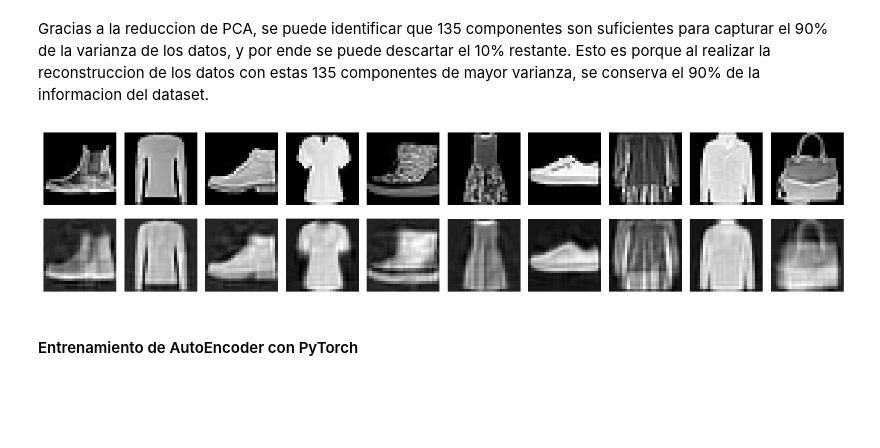
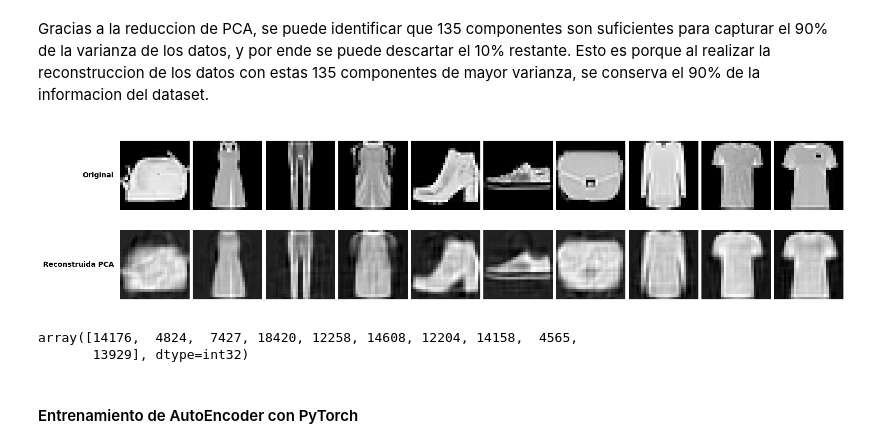
Before and after one commit to sofiyabo/TP4_ML, a Jupyter notebook: Yabo_Sofia_Notebook_TP4.ipynb, the cells around one changed output. Drawn from its saved outputs; the diff is of its cells as text; code cells hidden in the pictures; blank space fills up the shorter version.

```diff
--- a/Yabo_Sofia_Notebook_TP4.ipynb
+++ b/Yabo_Sofia_Notebook_TP4.ipynb
@@ -130,13 +130,15 @@ Gracias a la reduccion de PCA, se puede identificar que 135 componentes son sufi
 # %%
 
 X_reconstruido_std = X_train_pca @ eigenvectors_K.T
 X_reconstruido = X_reconstruido_std * des + med    # des-estandarizar
 
 # 2b - comparación originales vs reconstruidas
 utls.plot_images([X_train, X_reconstruido], n_images=10,
-            titles=["Original", "Reconstruida PCA"])
+            row_labels=["Original", "Reconstruida PCA"])
 # %% [output]
-[figure, old version]
+[figure, new version]
+array([14176,  4824,  7427, 18420, 12258, 14608, 12204, 14158,  4565,
+       13929], dtype=int32)
 # %% [markdown]
 #### Entrenamiento de AutoEncoder con PyTorch
 # %%
```
Also changed, not shown: parts of 6 cells of this notebook, 4 other files.
